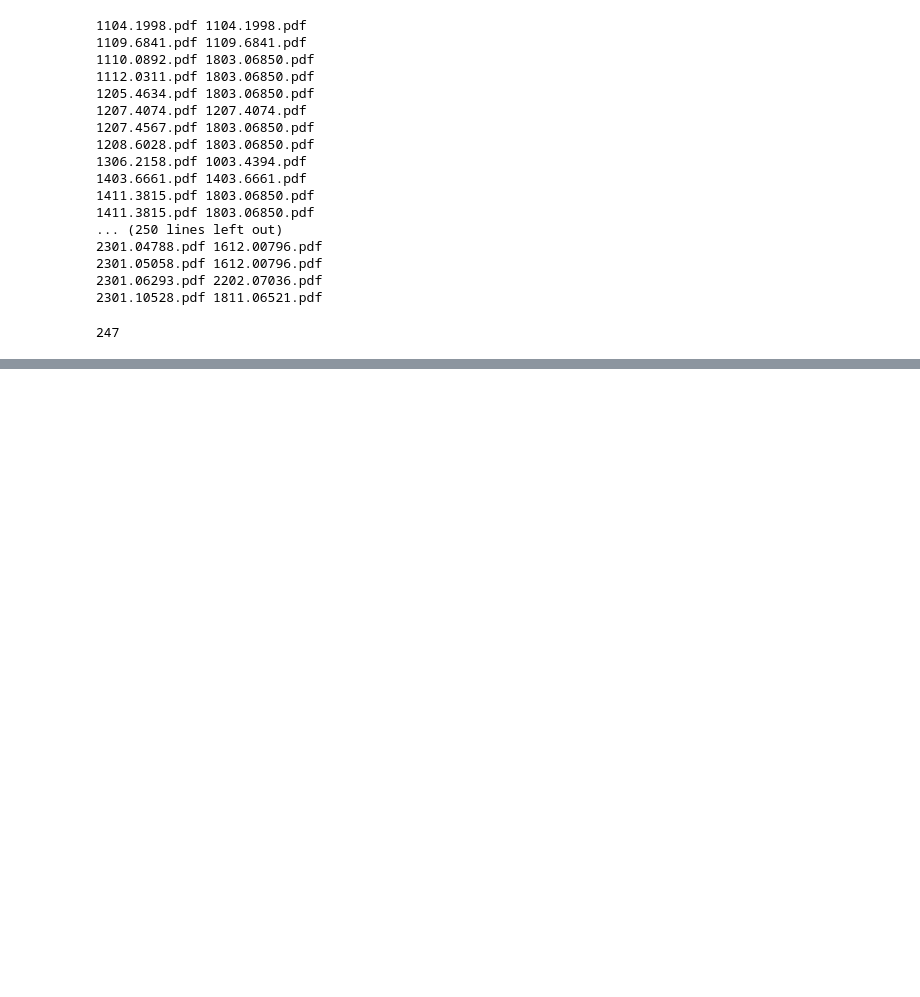
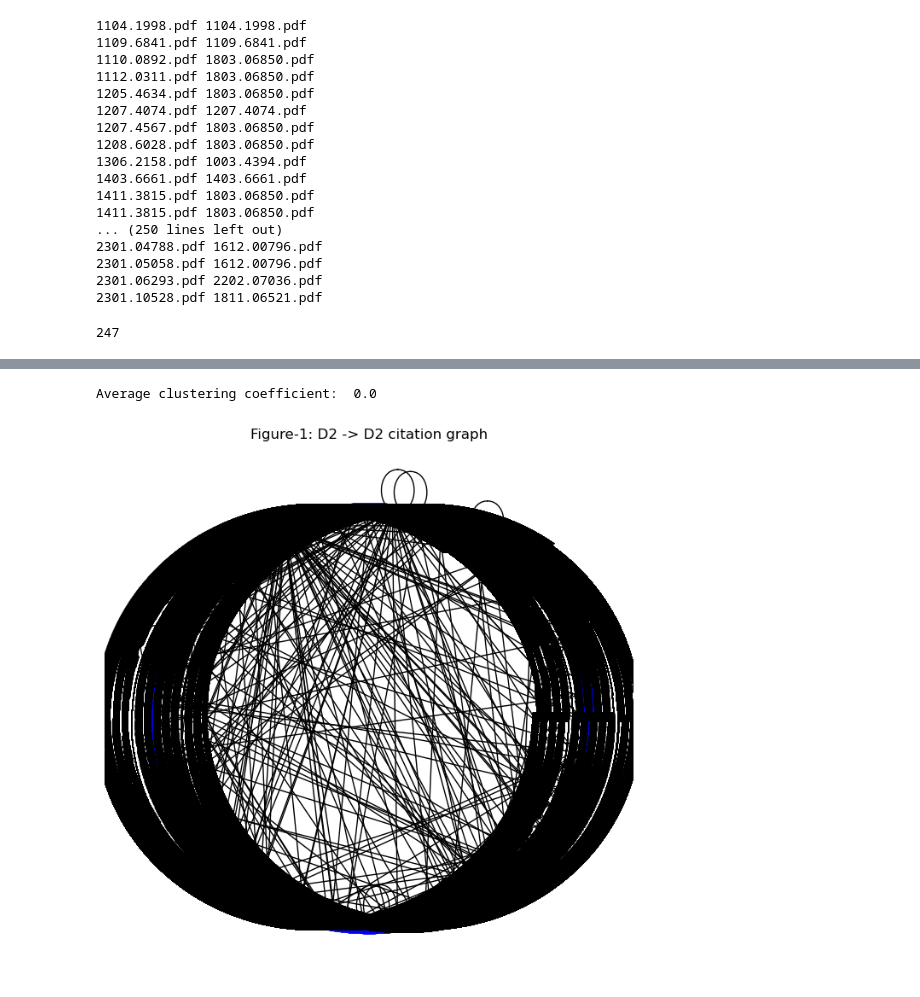
Before and after one commit to ShrugalTayal/Big-Data-Analytics--Information-Fusion, a Jupyter notebook: Part-3.ipynb, the cells around one changed output, grey strips where cells are left out. Saved outputs shown, nothing was run; the diff lists cells and outputs as text; code cells hidden in the pictures; blank space fills up the shorter version.

Commit message:
Status: citation dictionary & citation graph with analysis

```diff
--- a/Part-3.ipynb
+++ b/Part-3.ipynb
@@ -500 +509,18 @@ citation_graph.number_of_edges()
+# %%
+# average clustering coefficient for nodes
+print("Average clustering coefficient: ", nx.average_clustering(citation_graph))
+# %% [output]
+Average clustering coefficient:  0.0
+# %%
+# draw graph
+plt.figure(figsize = (8, 8))
+plt.axis('off')
+layout = nx.draw_circular(citation_graph, with_labels = True, node_color = 'b', node_size = 100, alpha = 1)
+#nx.draw_networkx_nodes(citation_graph, pos = layout, node_size = 500, alpha = 0.8)
+#nx.draw_networkx_edges(citation_graph, pos = layout, width = 3, style = 'dotted')
+#nx.draw_networkx_labels(citation_graph, pos = layout, font_size = 15)
+plt.title("Figure-1: D2 -> D2 citation graph")
+plt.show()
+# %% [output]
+[figure, added]
 # %%
```
Also changed, not shown: parts of 26 cells of this notebook.
